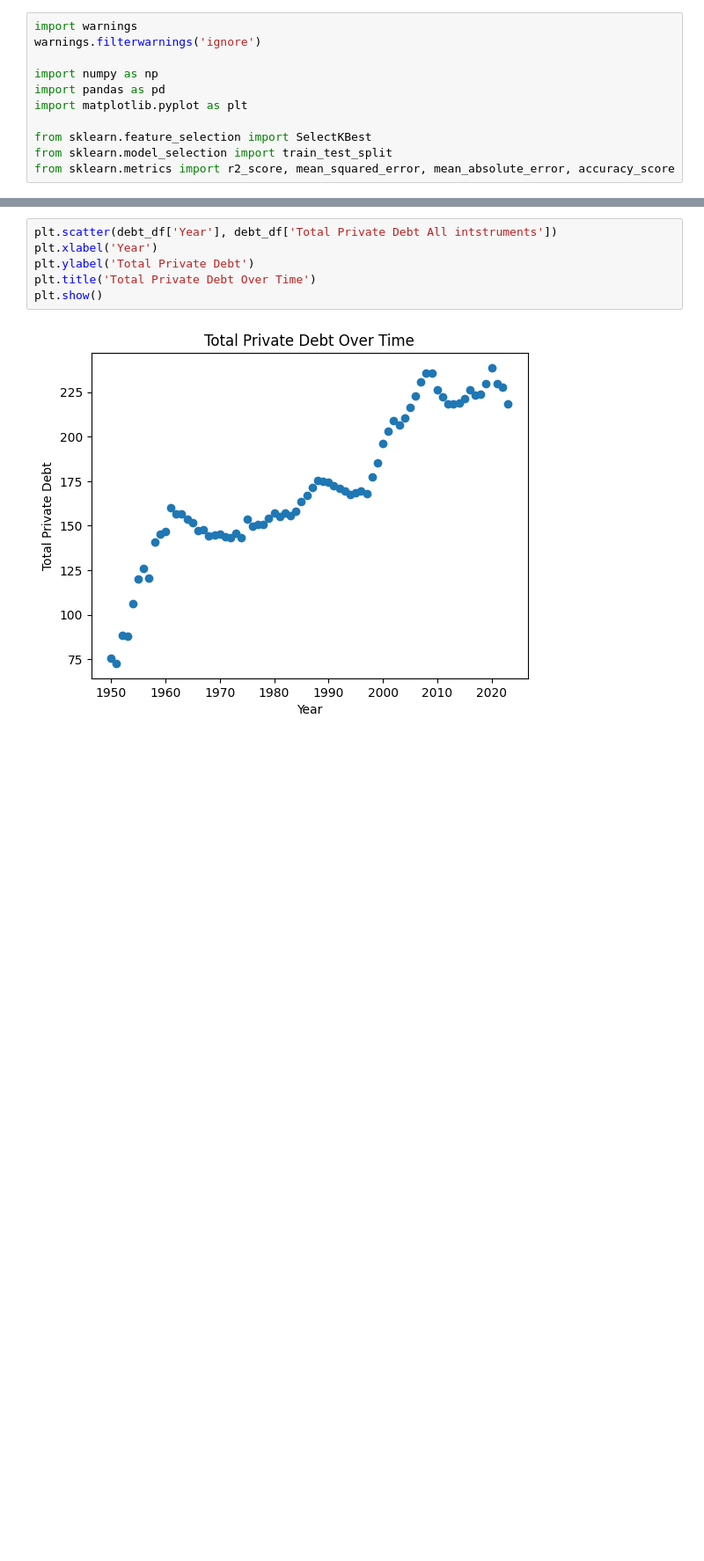
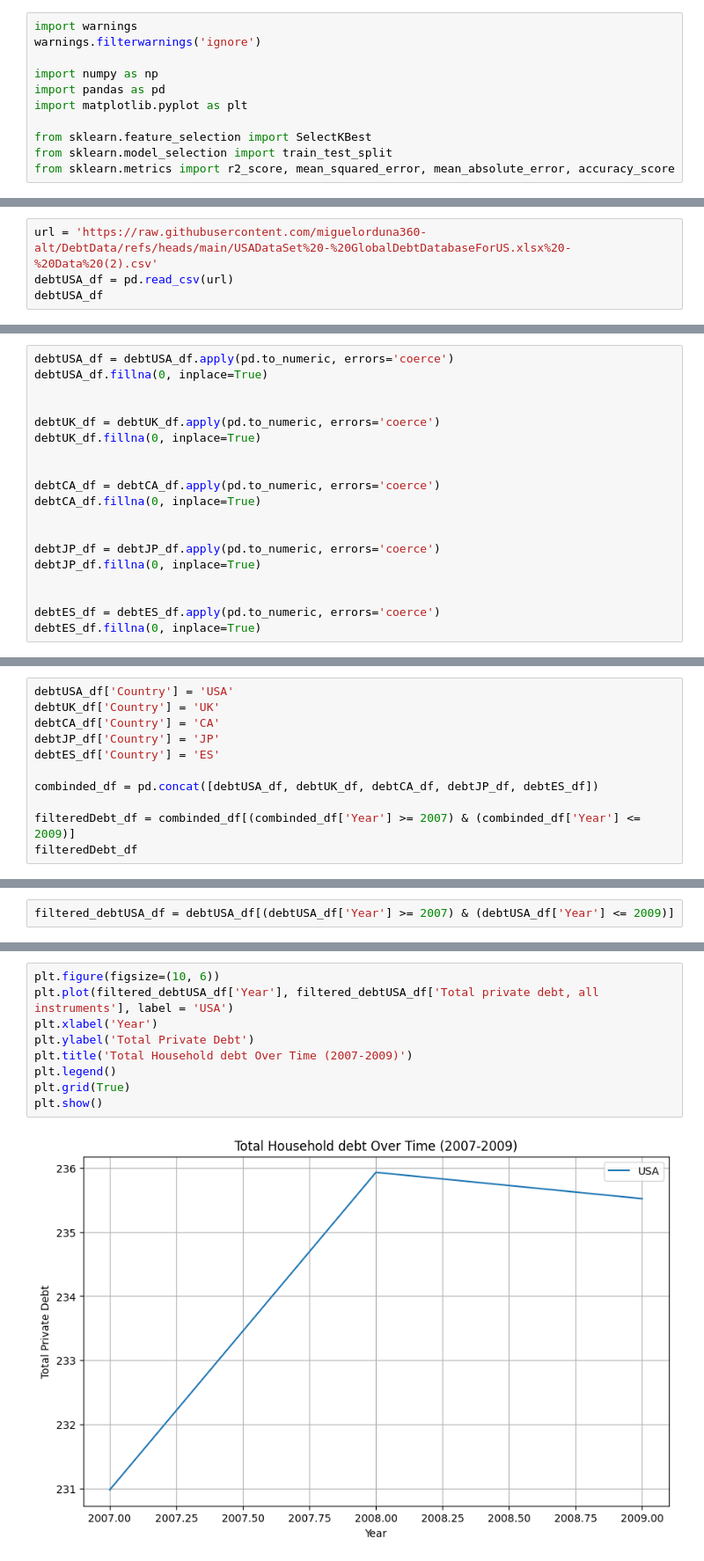
Before and after one commit to miguelorduna360-alt/Debt, a Jupyter notebook: GlobalDebtDataset.ipynb, the cells around one changed output, grey strips where cells are left out. Shown at 88% size. Saved outputs shown, nothing was run; the diff lists cells and outputs as text; blank space fills up the shorter version.

```diff
--- a/GlobalDebtDataset.ipynb
+++ b/GlobalDebtDataset.ipynb
@@ -17,0 +22,4 @@ Data Exploration: DEBT
+# %%
+url = 'https://raw.githubusercontent.com/miguelorduna360-alt/DebtData/refs/heads/main/USADataSet%20-%20GlobalDebtDatabaseForUS.xlsx%20-%20Data%20(2).csv'
+debtUSA_df = pd.read_csv(url)
+debtUSA_df
@@ -57,0 +114,19 @@ display(debt_df)
+# %%
+debtUSA_df = debtUSA_df.apply(pd.to_numeric, errors='coerce')
+debtUSA_df.fillna(0, inplace=True)
+
+
+debtUK_df = debtUK_df.apply(pd.to_numeric, errors='coerce')
+debtUK_df.fillna(0, inplace=True)
+
+
+debtCA_df = debtCA_df.apply(pd.to_numeric, errors='coerce')
+debtCA_df.fillna(0, inplace=True)
+
+
+debtJP_df = debtJP_df.apply(pd.to_numeric, errors='coerce')
+debtJP_df.fillna(0, inplace=True)
+
+
+debtES_df = debtES_df.apply(pd.to_numeric, errors='coerce')
+debtES_df.fillna(0, inplace=True)
@@ -57,0 +135,11 @@ display(debt_df)
+# %%
+debtUSA_df['Country'] = 'USA'
+debtUK_df['Country'] = 'UK'
+debtCA_df['Country'] = 'CA'
+debtJP_df['Country'] = 'JP'
+debtES_df['Country'] = 'ES'
+
+combinded_df = pd.concat([debtUSA_df, debtUK_df, debtCA_df, debtJP_df, debtES_df])
+
+filteredDebt_df = combinded_df[(combinded_df['Year'] >= 2007) & (combinded_df['Year'] <= 2009)]
+filteredDebt_df
@@ -57,0 +165,2 @@ display(debt_df)
+# %%
+filtered_debtUSA_df = debtUSA_df[(debtUSA_df['Year'] >= 2007) & (debtUSA_df['Year'] <= 2009)]
@@ -58,8 +180,11 @@ display(debt_df)
 # %%
-plt.scatter(debt_df['Year'], debt_df['Total Private Debt All intstruments'])
+plt.figure(figsize=(10, 6))
+plt.plot(filtered_debtUSA_df['Year'], filtered_debtUSA_df['Total private debt, all instruments'], label = 'USA')
 plt.xlabel('Year')
 plt.ylabel('Total Private Debt')
-plt.title('Total Private Debt Over Time')
+plt.title('Total Household debt Over Time (2007-2009)')
+plt.legend()
+plt.grid(True)
 plt.show()
 # %% [output]
-[figure, old version]
+[figure, new version]
```
Also changed, not shown: parts of 19 cells of this notebook.
